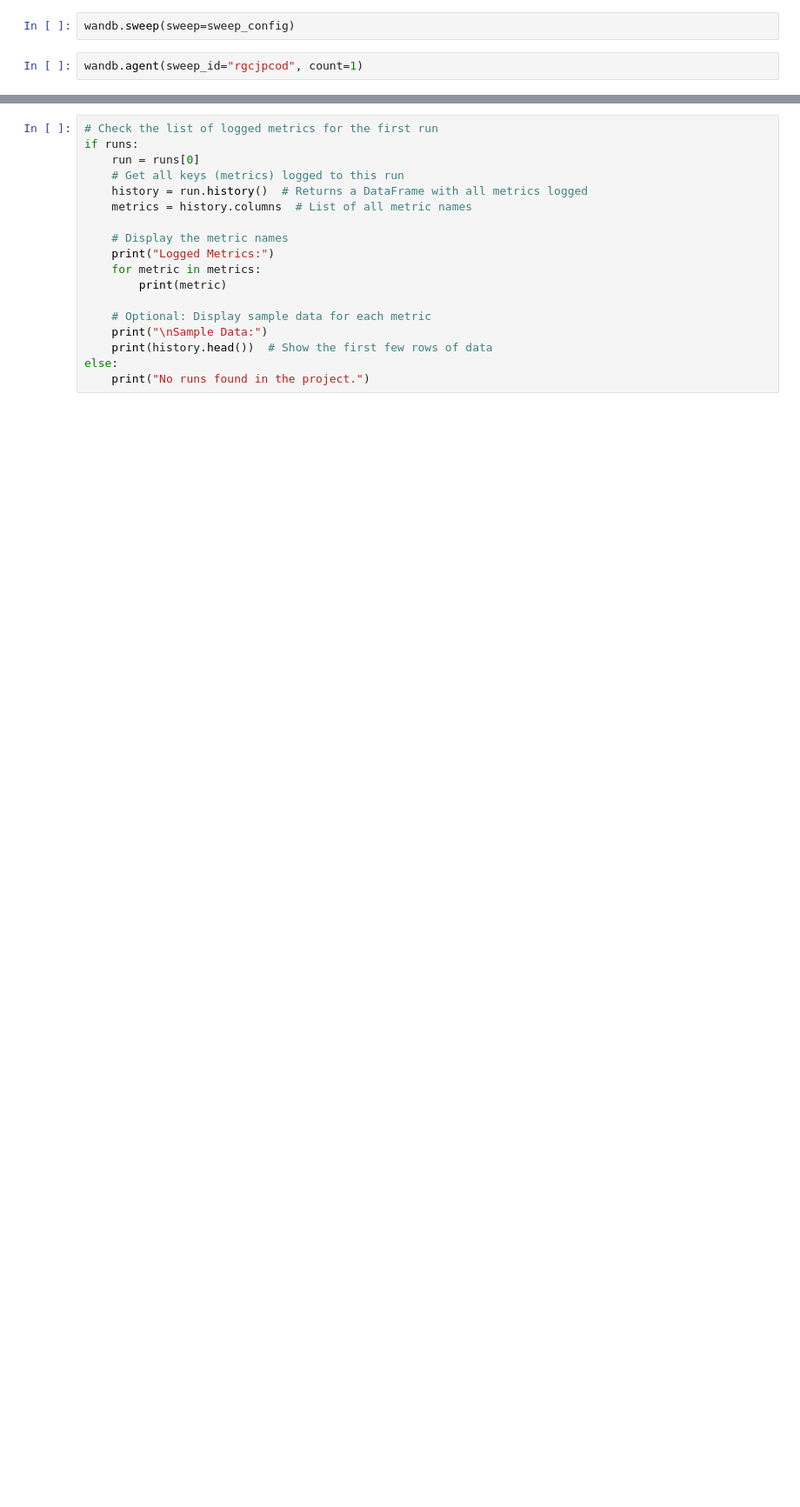
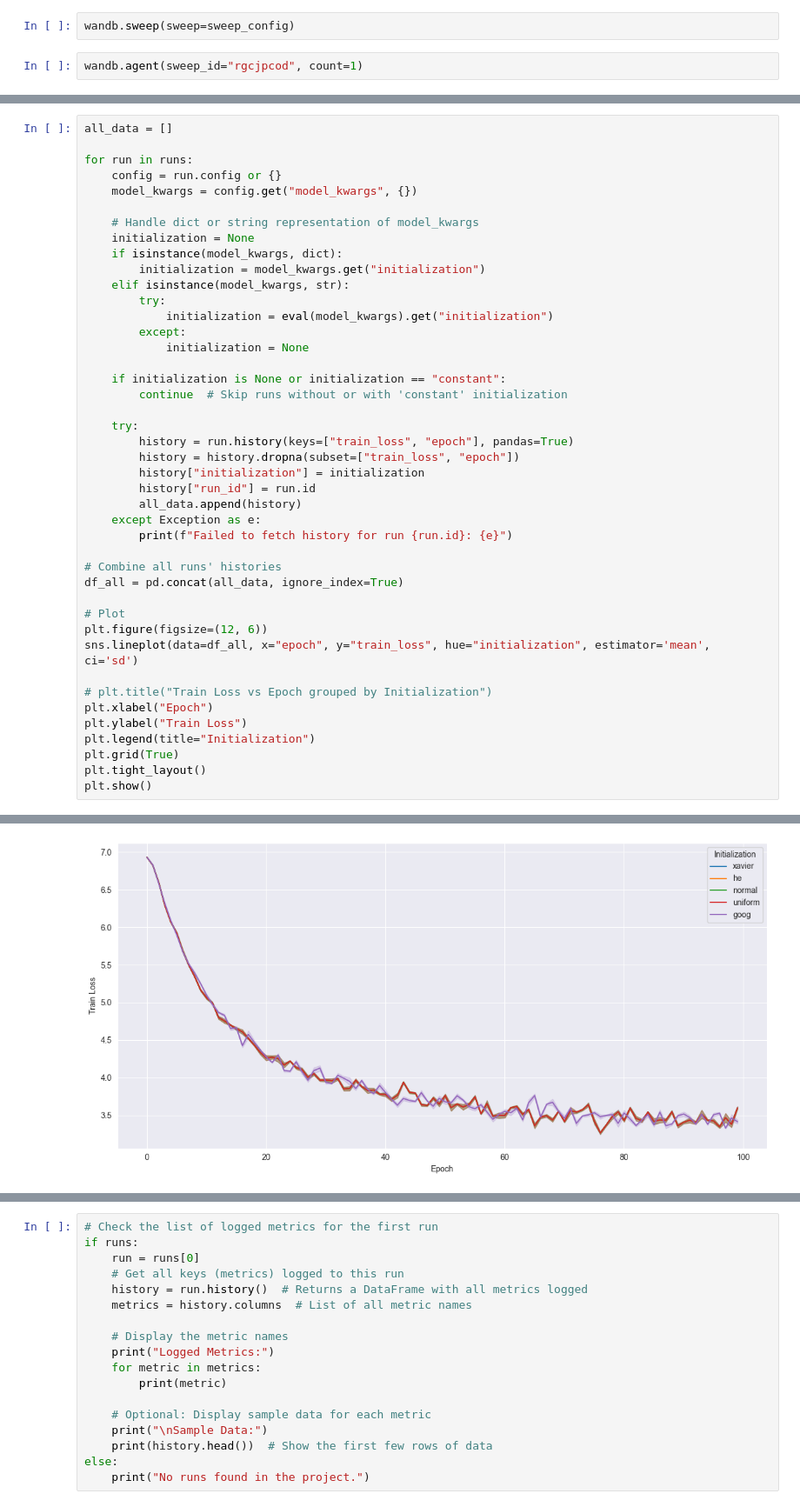
Before and after one commit to MartinHruska2000/pytorch-image-models, a Jupyter notebook: Test.ipynb, the cells around one changed output, grey strips where cells are left out. Shown at 87% size. Drawn from its saved outputs; the diff is of its cells as text; blank space fills up the shorter version.

Commit message:
test plots

```diff
--- a/Test.ipynb
+++ b/Test.ipynb
@@ -366,0 +569,44 @@ runs = api.runs(project_path)
+# %%
+all_data = []
+
+for run in runs:
+    config = run.config or {}
+    model_kwargs = config.get("model_kwargs", {})
+
+    # Handle dict or string representation of model_kwargs
+    initialization = None
+    if isinstance(model_kwargs, dict):
+        initialization = model_kwargs.get("initialization")
+    elif isinstance(model_kwargs, str):
+        try:
+            initialization = eval(model_kwargs).get("initialization")
+        except:
+            initialization = None
+
+    if initialization is None or initialization == "constant":
+        continue  # Skip runs without or with 'constant' initialization
+
+    try:
+        history = run.history(keys=["train_loss", "epoch"], pandas=True)
+        history = history.dropna(subset=["train_loss", "epoch"])
+        history["initialization"] = initialization
+        history["run_id"] = run.id
+        all_data.append(history)
+    except Exception as e:
+        print(f"Failed to fetch history for run {run.id}: {e}")
+
+# Combine all runs' histories
+df_all = pd.concat(all_data, ignore_index=True)
+
+# Plot
+plt.figure(figsize=(12, 6))
+sns.lineplot(data=df_all, x="epoch", y="train_loss", hue="initialization", estimator='mean', ci='sd')
+
+# plt.title("Train Loss vs Epoch grouped by Initialization")
+plt.xlabel("Epoch")
+plt.ylabel("Train Loss")
+plt.legend(title="Initialization")
+plt.grid(True)
+plt.tight_layout()
+plt.show()
+# %% [output]
@@ -367,3 +616,4 @@ runs = api.runs(project_path)
+[figure, added]
 # %%
 # Initialize empty list to store data
 data = []
```
Also changed, not shown: parts of 22 cells of this notebook.
